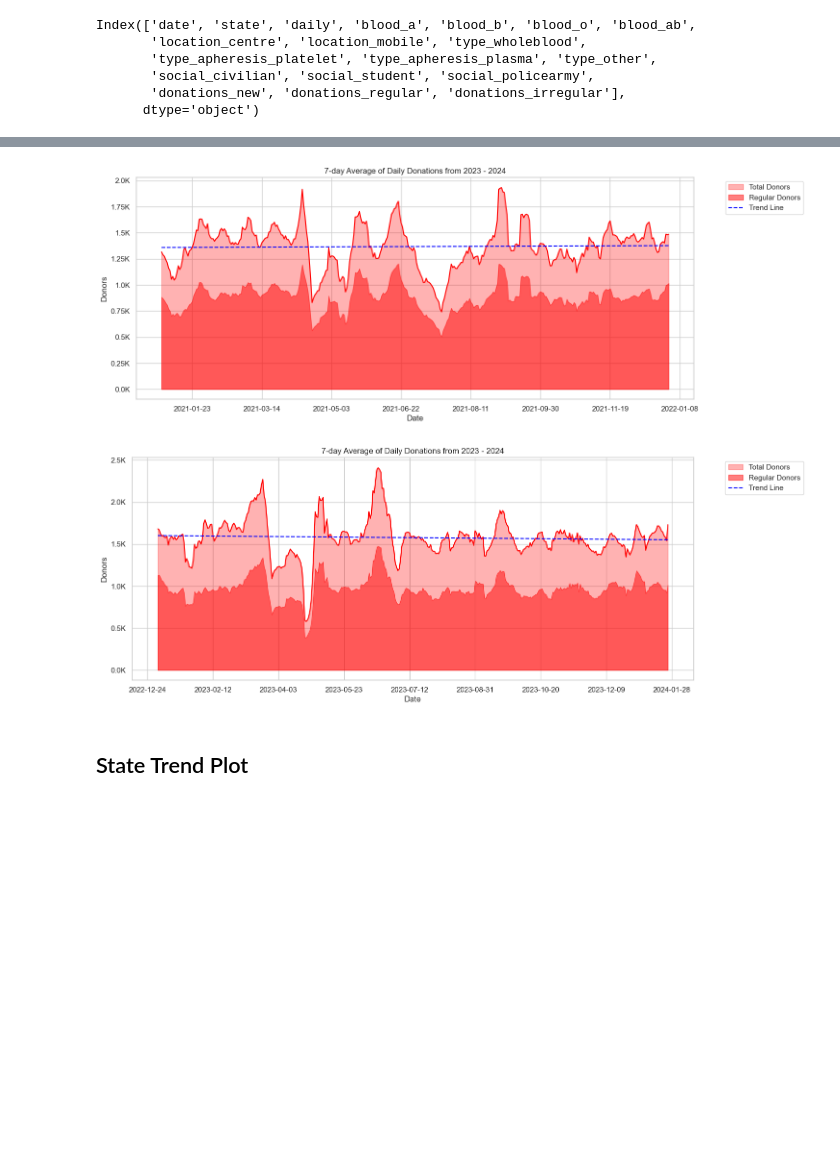
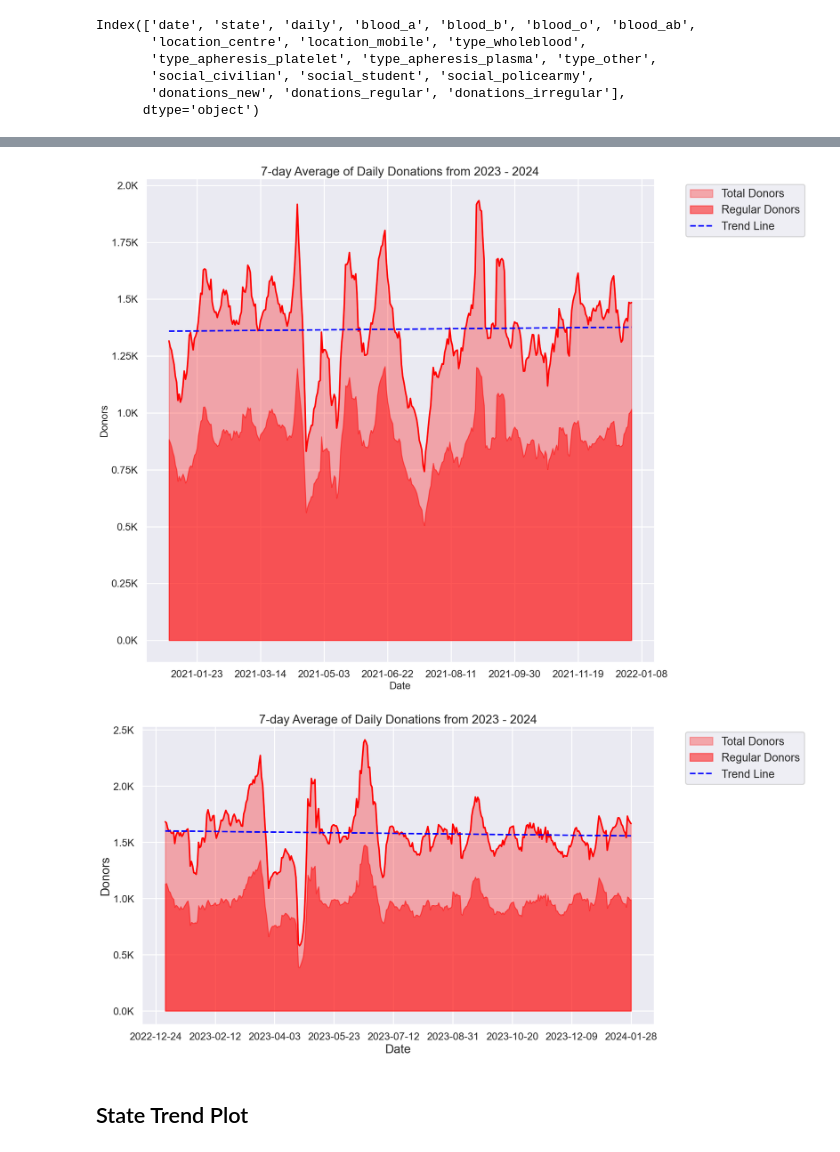
Before and after one commit to Englios/DS-Asses-BloodDonor, a Jupyter notebook: analysis/EDA.ipynb, the cells around one changed output, grey strips where cells are left out. Saved outputs shown, nothing was run; the diff lists cells and outputs as text; code cells hidden in the pictures; blank space fills up the shorter version.

```diff
--- a/analysis/EDA.ipynb
+++ b/analysis/EDA.ipynb
@@ -610,8 +582,10 @@ import numpy as np
 import matplotlib.ticker as ticker
 import seaborn as sns
 
-plt.figure(figsize=(10,5))
-sns.set(style="whitegrid")
+plt.figure(figsize=(20,10))
+sns.set_style('white')
+sns.set_context("poster")
+sns.despine()
 
 # Remove the outlier of 2024
 malaysia_visits_df_no_outlier = malaysia_visits_df[malaysia_visits_df['year'] != 2024]
@@ -628,8 +602,9 @@ formatter = ticker.FuncFormatter(lambda x,pos: f"{int(x/1000)}K")
 plt.gca().yaxis.set_major_formatter(formatter)
 plt.gca().xaxis.set_major_locator(ticker.MaxNLocator(integer=True))
 
-plt.ylabel('Donation Count')
-plt.xlabel('Year')
+plt.ylabel('')
+plt.xlabel('Year',fontsize=20)
+plt.tick_params(axis='both', which='major', labelsize=20)
 plt.title("Trend of Donations in Malaysia")
 plt.show()
 plt.savefig("./images/trend_donations_malaysia")
@@ -659,39 +634,48 @@ average_7_df
 # %%
 import numpy as np
-plt.figure(figsize=(15,6))
+plt.figure(figsize=(20,15))
+# sns.set_style('whitegrid')
+sns.set_context("poster")
+# sns.set_theme()
+sns.despine()
+
 
 start_year = (pd.to_datetime(average_7_df['date']).dt.year >=  datetime.now().year - 3)
 end_year = (pd.to_datetime(average_7_df['date']).dt.year <= datetime.now().year-3)
 filtered_df = average_7_df[(start_year) & (end_year)]
 
 plt.plot(pd.to_datetime(filtered_df['date']), filtered_df['7_days_avg'],color = 'red')
 plt.fill_between(pd.to_datetime(filtered_df['date']), filtered_df['7_days_avg'],color = 'red',alpha =0.3,label = 'Total Donors')
 plt.fill_between(pd.to_datetime(filtered_df['date']), filtered_df['7_days_avg_regular'],color = 'red',alpha =0.5,label = 'Regular Donors')
 
 # Calculate the coefficients of the trend line
 trend_coeffs = np.polyfit(range(len(filtered_df)), filtered_df['7_days_avg'], 1)
 trend_line = np.poly1d(trend_coeffs)
 plt.plot(pd.to_datetime(filtered_df['date']), trend_line(range(len(filtered_df))), color='blue', linestyle='--', label='Trend Line')
 
 # avg_line = np.mean(filtered_df['7_days_avg'])
 # print(avg_line)
 # plt.axhline(avg_line, color='green', linestyle='--', label='Average Line')
 
 formatter = ticker.FuncFormatter(lambda x,pos: f"{float(x/1000)}K")
 
 plt.gca().yaxis.set_major_formatter(formatter)
 plt.gca().xaxis.set_major_locator(ticker.MaxNLocator(integer=True))
 
-plt.xlabel('Date')
-plt.ylabel('Donors')
+plt.xlabel('Date',fontsize=20)
+plt.tick_params(axis='both', which='major', labelsize=20)
+plt.ylabel('Donors',fontsize=20)
 plt.title(f'7-day Average of Daily Donations from {datetime.now().year - 1} - {datetime.now().year}')
 plt.legend(bbox_to_anchor=(1.05, 1), loc='upper left')
+plt.tight_layout()
 plt.show()
 # %% [output]
-[figure, old version]
+[figure, new version]
 # %%
 import numpy as np
-plt.figure(figsize=(15,6))
+plt.figure(figsize=(20,10))
+sns.set_theme()
+sns.set_context("poster")
 
 start_year = (pd.to_datetime(average_7_df['date']).dt.year >=  datetime.now().year - 1)
 end_year = (pd.to_datetime(average_7_df['date']).dt.year <= datetime.now().year)
@@ -713,11 +697,13 @@ plt.gca().xaxis.set_major_locator(ticker.MaxNLocator(integer=True))
 
 plt.xlabel('Date')
 plt.ylabel('Donors')
+plt.tick_params(axis='both', which='major', labelsize=20)
 plt.title(f'7-day Average of Daily Donations from {datetime.now().year - 1} - {datetime.now().year}')
 plt.legend(bbox_to_anchor=(1.05, 1), loc='upper left')
+plt.tight_layout()
 plt.show()
 # %% [output]
-[figure, old version]
+[figure, new version]
 # %% [markdown]
 ## State Trend Plot
 # %%
```
Also changed, not shown: parts of 25 cells of this notebook.
